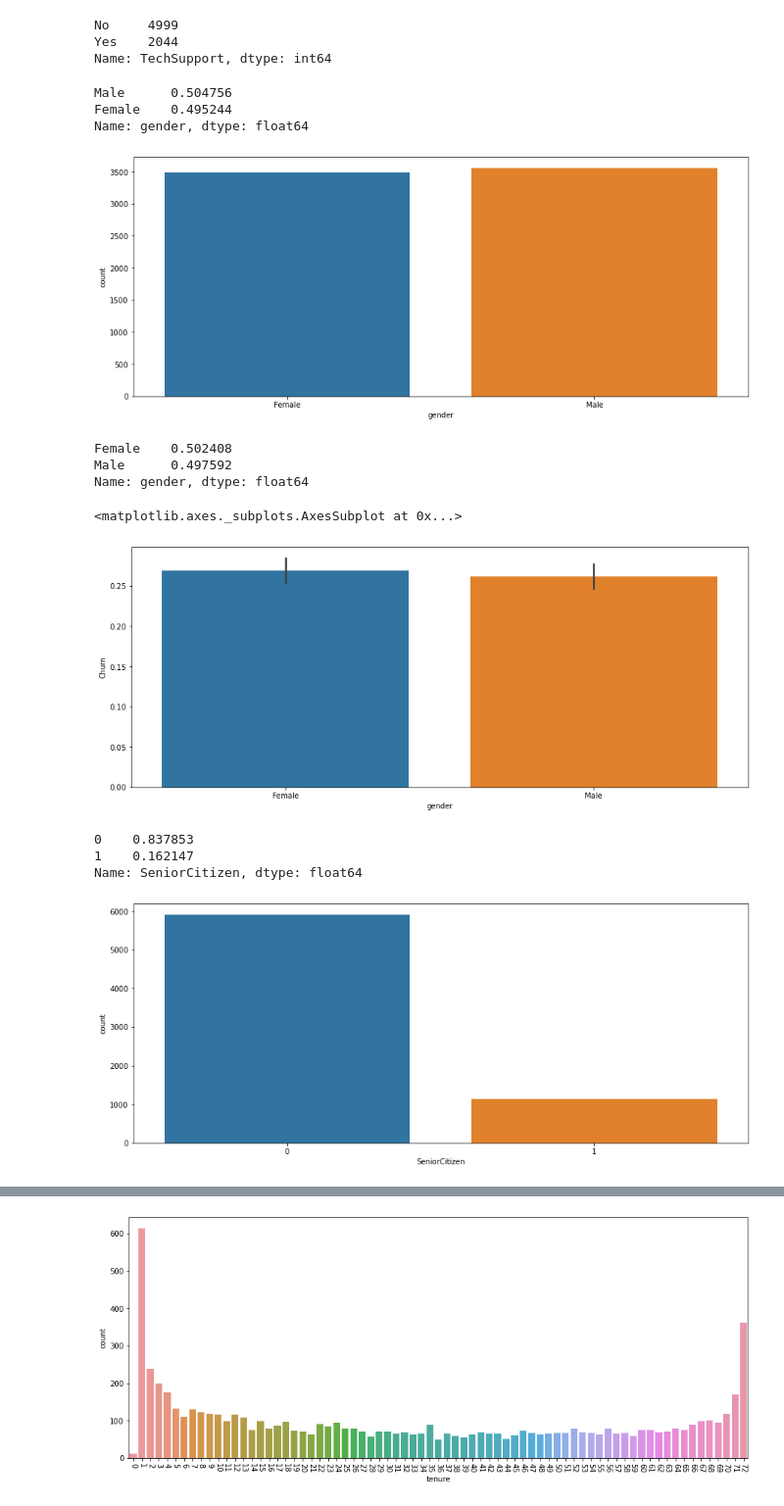
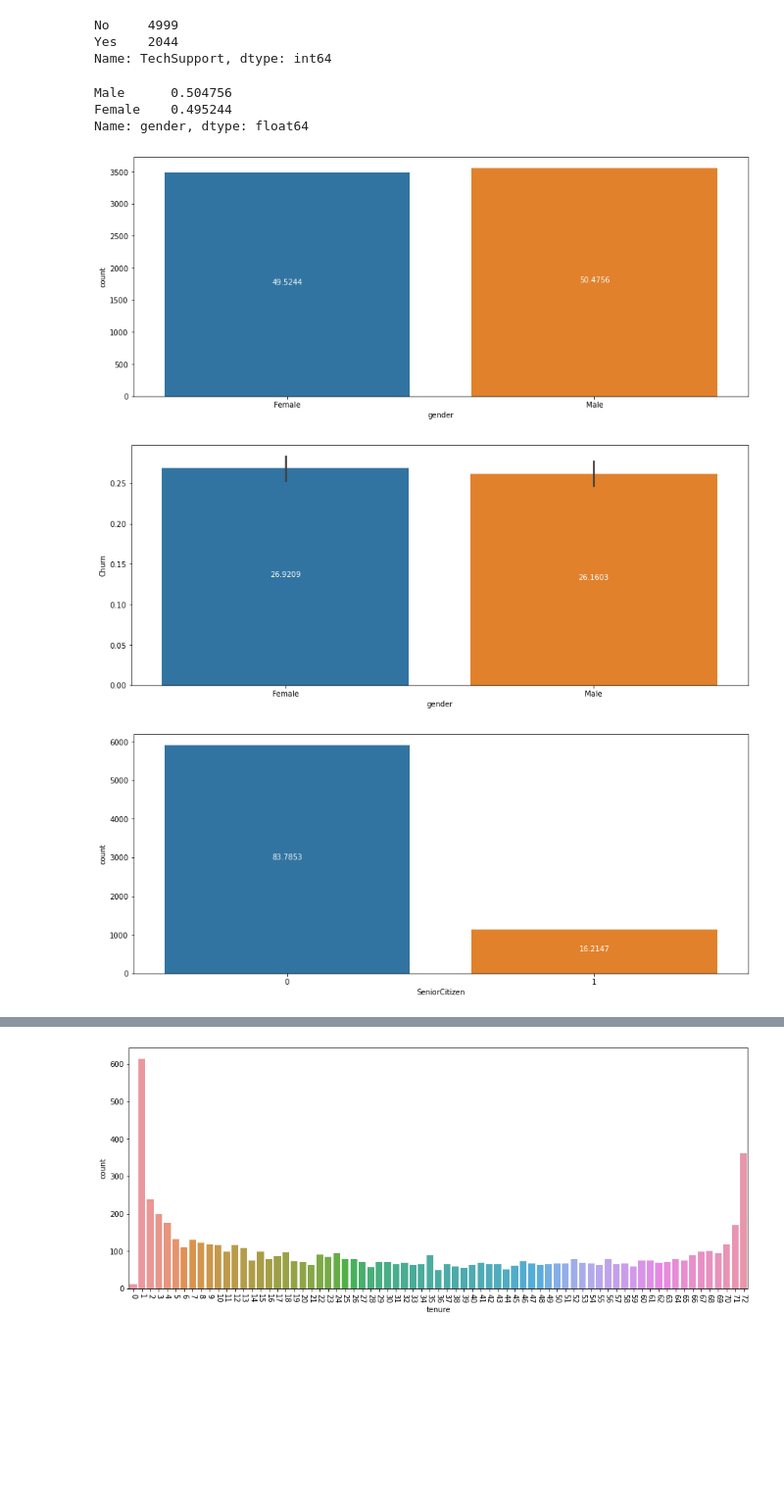
Before and after one commit to atalebizadeh/Examples, a Jupyter notebook: Churn Prediction/Churn Prediction.ipynb, the cells around one changed output, grey strips where cells are left out. Shown at 98% size. Drawn from its saved outputs; the diff is of its cells as text; code cells hidden in the pictures; blank space fills up the shorter version.

Commit message:
Added two functions that take in a chart and add value_counts into it - One for countplot and one for barplot

```diff
--- a/Churn Prediction/Churn Prediction.ipynb
+++ b/Churn Prediction/Churn Prediction.ipynb
@@ -131,43 +131,59 @@ df['TechSupport'].value_counts()
 No     4999
 Yes    2044
 Name: TechSupport, dtype: int64
+# %%
+# Defining functions that take a graph/chart and adds normalized value_counts into them.
+# one for countplot and one for barplot
+def countplot_add_value_counts(g):
+    for p in g.patches:
+        height = p.get_height()
+        g.text(p.get_x()+p.get_width()/2.,
+            height/2,
+            '{:1.4f}'.format(100*height/len(df)),
+            ha="center", color='white')
+
+
+def barplot_add_value_counts(g):
+    for p in g.patches:
+        height = p.get_height()
+        g.text(p.get_x()+p.get_width()/2.,
+            height/2,
+            '{:1.4f}'.format(100*height),
+            ha="center", color='white')
 # %%
 # Let's see the gender distribution with seaborn library
-print(df['gender'].value_counts(normalize=True))
+#print(df['gender'].value_counts(normalize=True))
 
 fig, ax = plt.subplots(figsize=(15,6))
-sns.countplot(data=df, x='gender', ax=ax)
+g = sns.countplot(data=df, x='gender', ax=ax)
+countplot_add_value_counts(g)
 plt.show()
 # %% [output]
 Male      0.504756
 Female    0.495244
 Name: gender, dtype: float64
-[figure, old version]
+[figure, new version]
 # %%
 # Let's see the gender distribution for churn users with seaborn library
-print(df[df['Churn']==1]['gender'].value_counts(normalize=True))
+#print(df[df['Churn']==1]['gender'].value_counts(normalize=True))
 
 
 fig, ax = plt.subplots(figsize=(15,6))
-sns.barplot(x=df['gender'], y=df['Churn'], ax=ax)
+g = sns.barplot(x=df['gender'], y=df['Churn'], ax=ax)
+barplot_add_value_counts(g)
+plt.show()
 # %% [output]
-Female    0.502408
-Male      0.497592
-Name: gender, dtype: float64
-<matplotlib.axes._subplots.AxesSubplot at 0x...>
-[figure, old version]
+[figure, new version]
 # %%
 # Let's see the distribution of Senior Citizens
-print(df['SeniorCitizen'].value_counts(normalize=True))
+#print(df['SeniorCitizen'].value_counts(normalize=True))
 
 
 fig, ax = plt.subplots(figsize=(15,6))
-sns.countplot(data=df, x='SeniorCitizen', ax=ax)
+g = sns.countplot(data=df, x='SeniorCitizen', ax=ax)
+countplot_add_value_counts(g)
 plt.show()
 # %% [output]
-0    0.837853
-1    0.162147
-Name: SeniorCitizen, dtype: float64
-[figure, old version]
+[figure, new version]
 # %%
 # Let's see the Senior Citizens distribution for churn users with seaborn library
```
Also changed, not shown: parts of 7 cells of this notebook.
